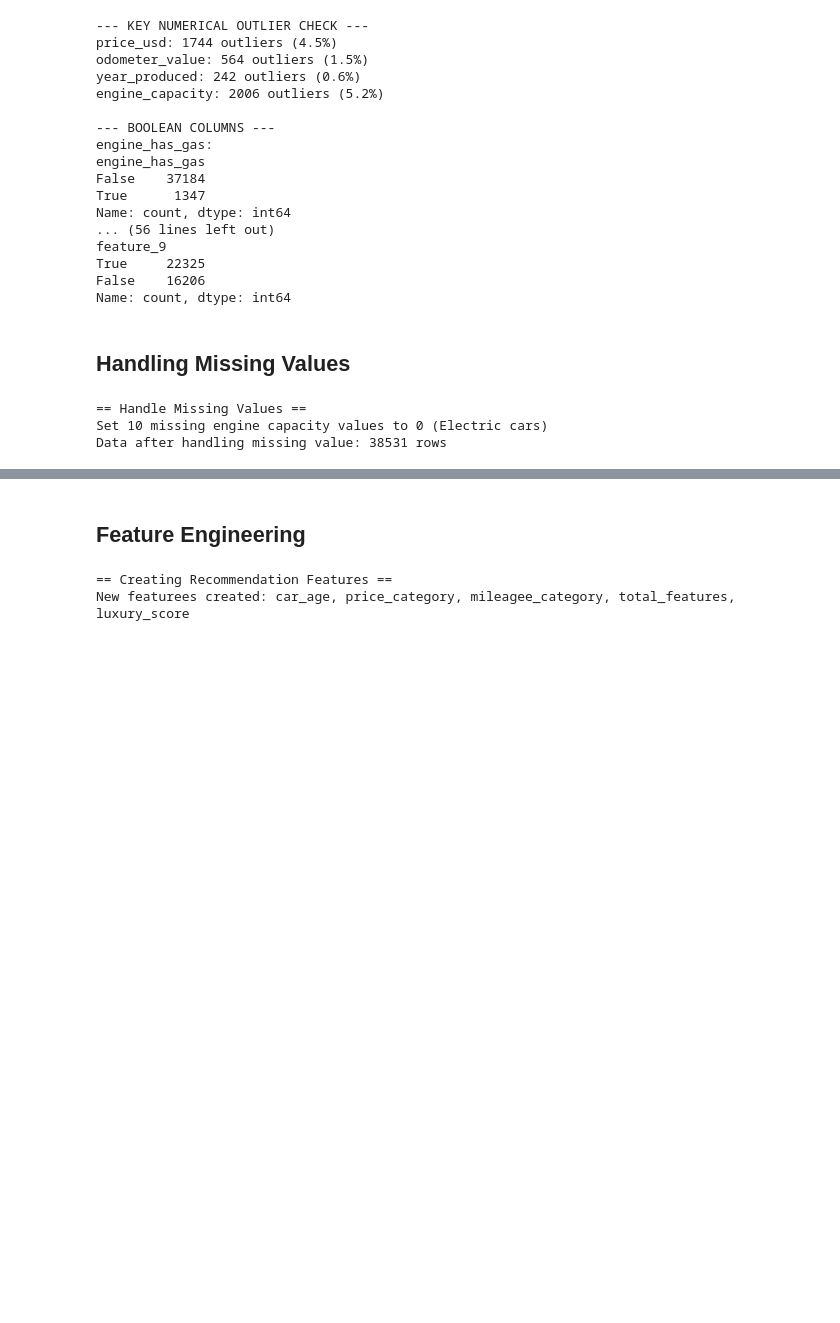
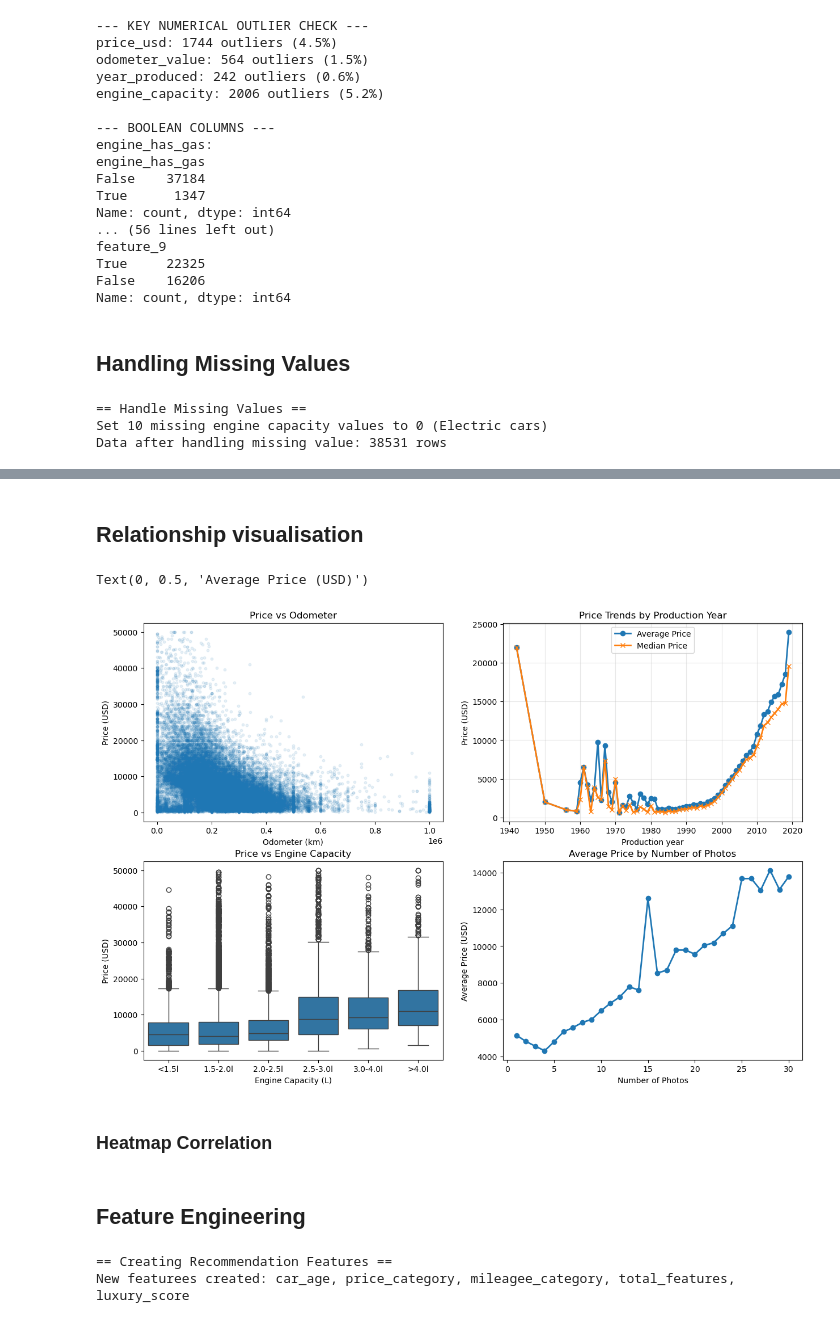
Before and after one commit to hafyze/Degree_FYP, a Jupyter notebook: notebooks/smart_car_system.ipynb, the cells around one changed output, grey strips where cells are left out. Drawn from its saved outputs; the diff is of its cells as text; code cells hidden in the pictures; blank space fills up the shorter version.

```diff
--- a/notebooks/smart_car_system.ipynb
+++ b/notebooks/smart_car_system.ipynb
@@ -205,0 +268,54 @@ Data after handling missing value: 38531 rows
+# %% [markdown]
+## Relationship visualisation
+# %%
+fig, axes = plt.subplots(2, 2, figsize=(15,10))
+
+#Price vs Odometer
+
+axes[0,0].scatter(df_clean['odometer_value'], df_clean['price_usd'], alpha=0.1, s=10)
+axes[0,0].set_title("Price vs Odometer")
+axes[0,0].set_xlabel("Odometer (km)")
+axes[0,0].set_ylabel("Price (USD)")
+
+#Price vs Year produced
+price_by_year = df_clean.groupby('year_produced')['price_usd'].agg(['mean', 'median', 'count']).reset_index()
+axes[0,1].plot(price_by_year['year_produced'], price_by_year['mean'], marker='o', linewidth=2, label='Average Price')
+axes[0,1].plot(price_by_year['year_produced'], price_by_year['median'], marker='x', linewidth=2, label='Median Price')
+axes[0,1].set_title('Price Trends by Production Year')
+axes[0,1].set_xlabel('Production year')
+axes[0,1].set_ylabel('Price (USD)')
+axes[0,1].legend()
+axes[0,1].grid(True, alpha=0.3)
+# axes[0,1].scatter(df_clean['year_produced'], df_clean['price_usd'], alpha=0.3)
+# axes[0,1].set_title("Price vs Odometer")
+# axes[0,1].set_xlabel("Production Year")
+# axes[0,1].set_ylabel("Price (USD)")
+
+#Price vs Engine Capacity
+df_clean['engine_capacity_bin'] = pd.cut(df_clean['engine_capacity'],
+                                         bins=[0, 1.5, 2.0, 2.5, 3.0, 4.0, 10],
+                                         labels=['<1.5l', '1.5-2.0l', '2.0-2.5l', '2.5-3.0l', '3.0-4.0l', '>4.0l'])
+sns.boxplot(data=df_clean, x='engine_capacity_bin', y='price_usd', ax=axes[1,0])
+axes[1,0].set_title("Price vs Engine Capacity")
+axes[1,0].set_xlabel("Engine Capacity (L)")
+axes[1,0].set_ylabel("Price (USD)")
+
+# Price vs Number of Photos
+# df_clean['photos_bin'] = pd.cut(df_clean['number_of_photos'],
+#                                 bins=[0,5,10,15,20,50,100],
+#                                 labels=['1-5', '6-10', '11-15', '16-20', '21-50', '50+'])
+# sns.boxplot(data=df_clean, x='photos_bin', y='price_usd', ax=axes[1,1])
+# axes[1,1].set_title("Price vs Number of Photos")
+# axes[1,1].set_xlabel("Number of Photos")
+# axes[1,1].set_ylabel("Price (USD)")
+
+photos_avg_price = df_clean.groupby('number_of_photos')['price_usd'].mean().head(30)
+axes[1,1].plot(photos_avg_price.index, photos_avg_price.values, marker='o', linewidth=2)
+axes[1,1].set_title('Average Price by Number of Photos')
+axes[1,1].set_xlabel('Number of Photos')
+axes[1,1].set_ylabel('Average Price (USD)')
+# %% [output]
+Text(0, 0.5, 'Average Price (USD)')
+[figure, added]
+# %% [markdown]
+### Heatmap Correlation
```
Also changed, not shown: parts of 4 cells of this notebook.
